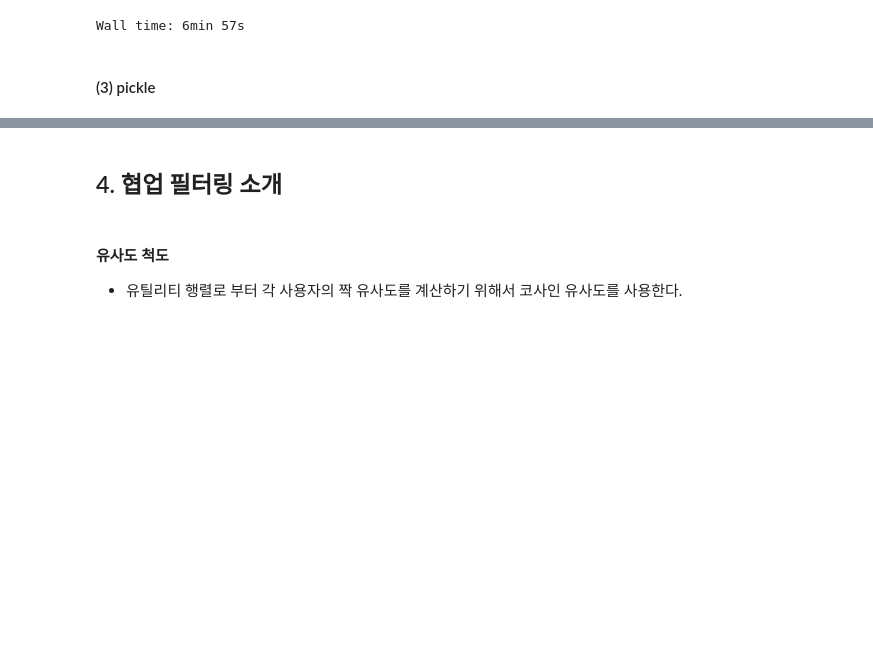
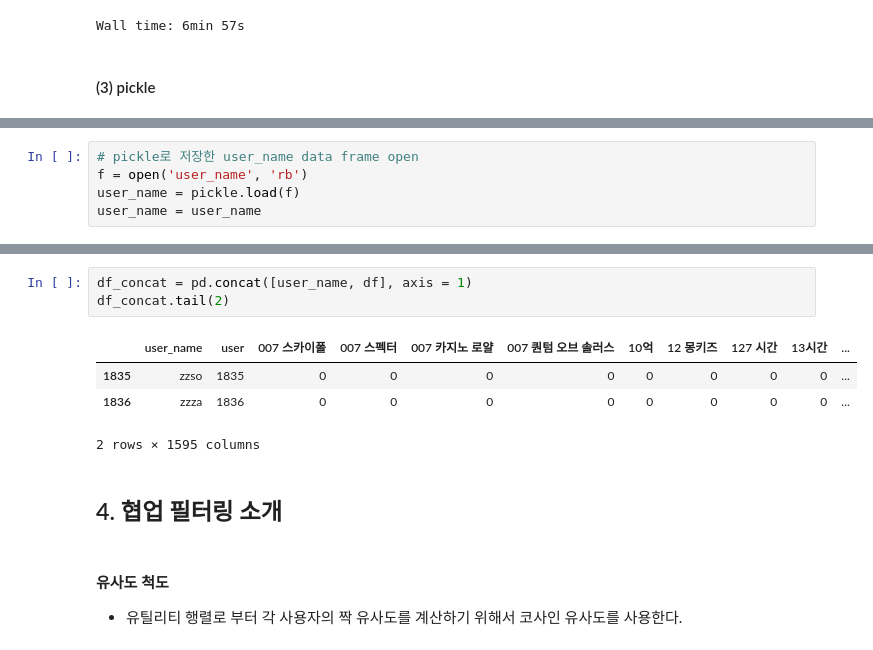
Before and after one commit to yoon-kyung/Movie_recommendation, a Jupyter notebook: 04. Movie_recommendation_system.ipynb, the cells around one changed output, grey strips where cells are left out. Saved outputs shown, nothing was run; the diff lists cells and outputs as text; blank space fills up the shorter version.

```diff
--- a/04. Movie_recommendation_system.ipynb
+++ b/04. Movie_recommendation_system.ipynb
@@ -203 +214,6 @@ directory.close()
+# %%
+# pickle로 저장한 user_name data frame open
+f = open('user_name', 'rb')
+user_name = pickle.load(f)
+user_name = user_name
 # %%
@@ -212,6 +228,14 @@ df.tail(2)
 | 1835 | 1835 | 0 | 0 | 0 | 0 | 0 | 0 | 0 | 0 | 0 | ... |
 | 1836 | 1836 | 0 | 0 | 0 | 0 | 0 | 0 | 0 | 0 | 0 | ... |
 2 rows × 1594 columns
+# %%
+df_concat = pd.concat([user_name, df], axis = 1)
+df_concat.tail(2)
+# %% [output]
+|  | user_name | user | 007 스카이폴 | 007 스펙터 | 007 카지노 로얄 | 007 퀀텀 오브 솔러스 | 10억 | 12 몽키즈 | 127 시간 | 13시간 | ... |
+| 1835 | zzso | 1835 | 0 | 0 | 0 | 0 | 0 | 0 | 0 | 0 | ... |
+| 1836 | zzza | 1836 | 0 | 0 | 0 | 0 | 0 | 0 | 0 | 0 | ... |
+2 rows × 1595 columns
 # %% [markdown]
 ## 4. 협업 필터링 소개
 # %% [markdown]
```
Also changed, not shown: parts of 11 cells of this notebook.
